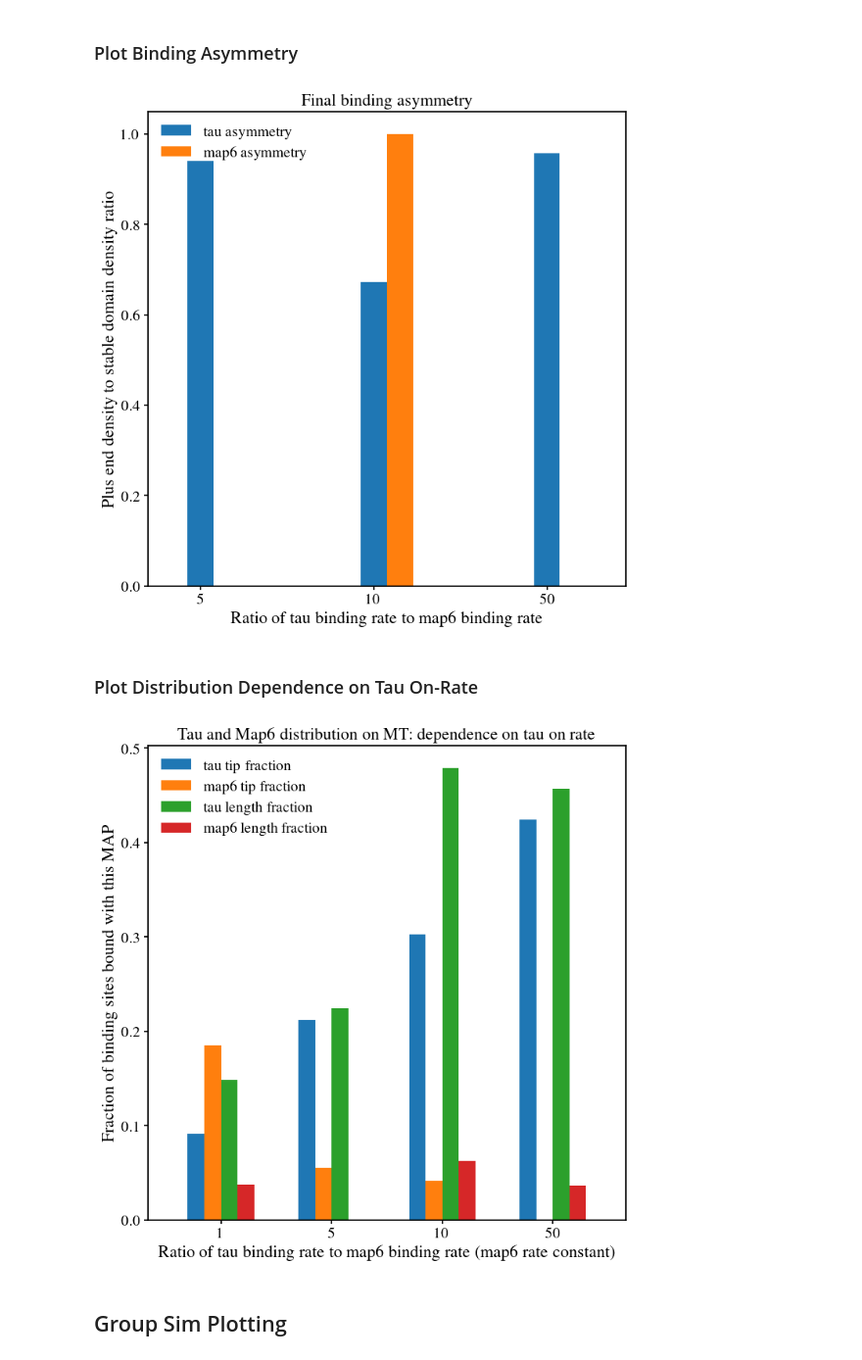
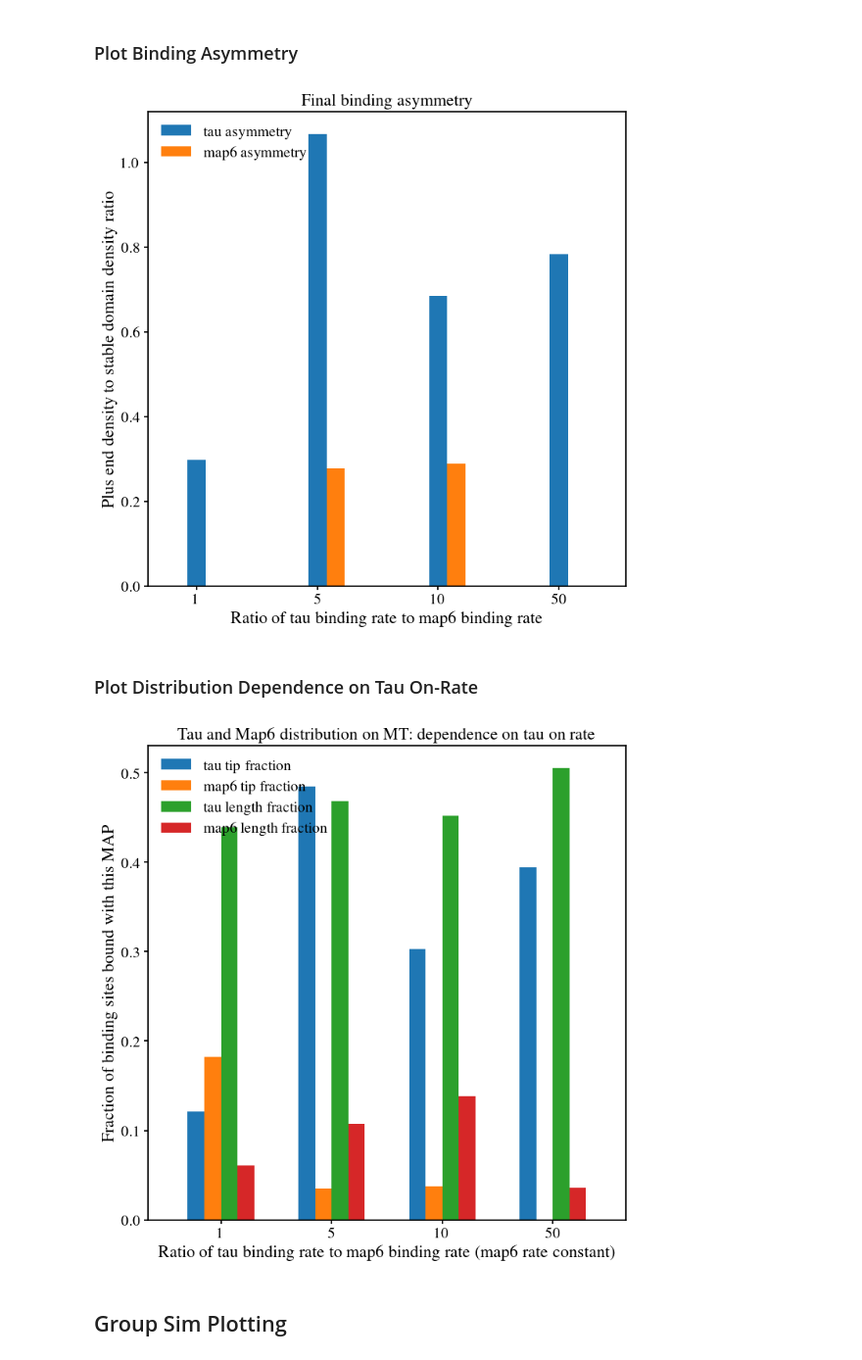
Before and after one commit to CWU-Computational-Biophysics/tau_mts, a Jupyter notebook: analysis.ipynb, the cells around one changed output. Shown at 98% size. Drawn from its saved outputs; the diff is of its cells as text; code cells hidden in the pictures.

```diff
--- a/analysis.ipynb
+++ b/analysis.ipynb
@@ -32,7 +32,7 @@ from processing import load_mat_dir
 from distributions import plot_clusters, create_protein_animation
 # %%
 # define the data directory
-DATA_DIR = Path("data", "paper3_10_false")
+DATA_DIR = Path("data", "paper5_30_false")
 
 # configure the figure save directory
 FIGURE_DIR = Path("figures", DATA_DIR.parts[-1])
@@ -147,7 +147,7 @@ ax.legend(loc="upper left")
 # save the figure
 fig.savefig(FIGURE_DIR / r"asymm_effect")
 # %% [output]
-[figure, old version]
+[figure, new version]
 # %% [markdown]
 ### Plot Distribution Dependence on Tau On-Rate
 # %%
@@ -165,35 +165,35 @@ group_data = {
     "map6 tip fraction": data_avg_df["map6_frac_tip"],
     "tau length fraction": data_avg_df["tau_frac_length"],
     "map6 length fraction": data_avg_df["map6_frac_length"],
 }
 group_labels = data_avg_df.index
 
 # define the figure
 fig, ax = plt.subplots()
 
 # plot the data
 fig, ax = grouped_bar_plot(
     fig, ax,
     group_data,
     group_labels,
     multiplier=-1/2,
     colors=DEFAULT_COLORMAP)
 
 # add a margin via xmargin to the x axis
 ax.margins(x=0.1)
 
 # set the labels
 ax.set_xlabel(r"Ratio of tau binding rate to map6 binding rate (map6 rate constant)")
 ax.set_ylabel(r"Fraction of binding sites bound with this MAP")
 ax.set_title(r"Tau and Map6 distribution on MT: dependence on tau on rate")
 
 # add a legend
-ax.legend()
+ax.legend(loc="upper left")
 
 # save the figure
 fig.savefig(FIGURE_DIR / r"binding_distribution_grouped")
 # %% [output]
-[figure, old version]
+[figure, new version]
 # %% [markdown]
 ## Group Sim Plotting
 # %% [markdown]
```
Also changed, not shown: parts of 6 cells of this notebook, 4 other files.
